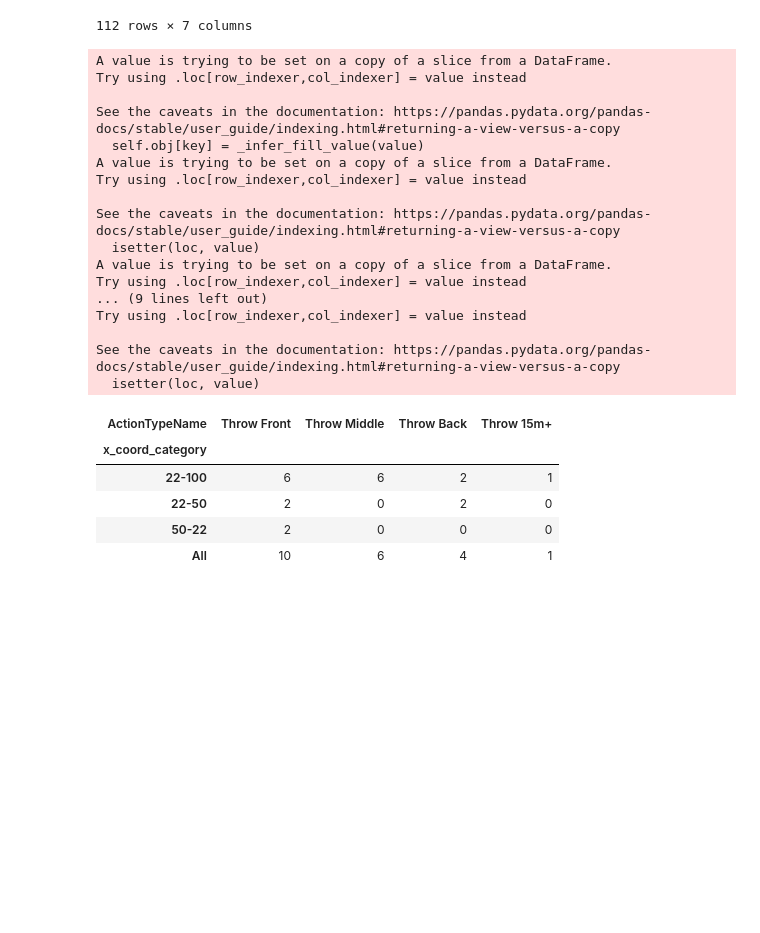
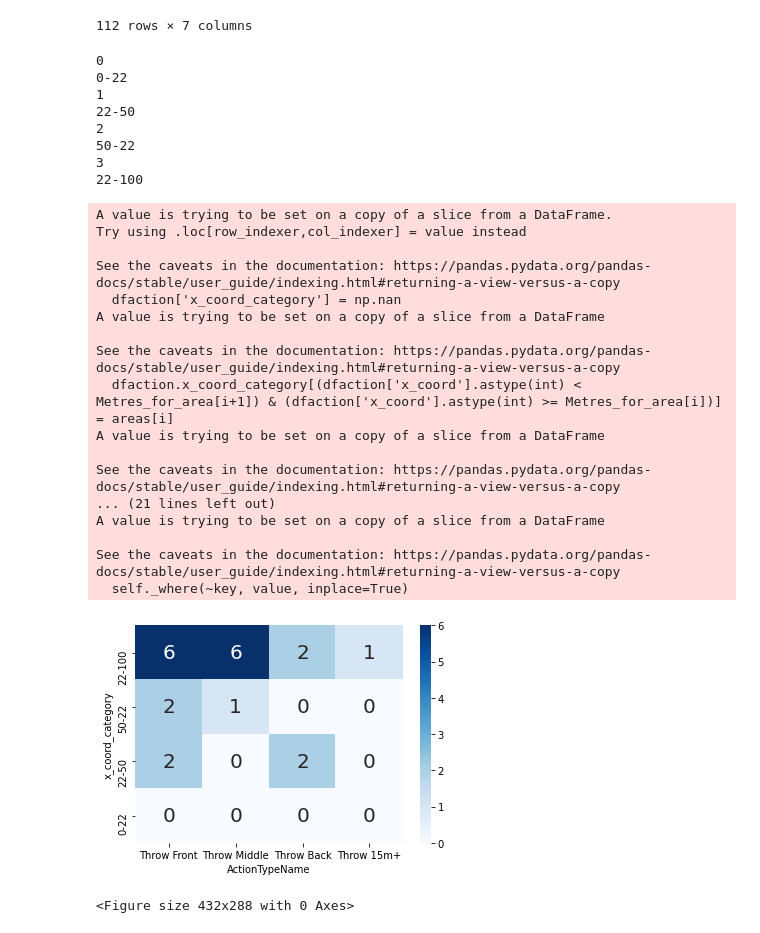
Before and after one commit to Kou-ISK/RugbyHub_Reader, a Jupyter notebook: Rugbyhub_Reader.ipynb, the cells around one changed output. Cells and saved outputs as stored; diff of their text form; code cells hidden in the pictures; blank space fills up the shorter version.

```diff
--- a/Rugbyhub_Reader.ipynb
+++ b/Rugbyhub_Reader.ipynb
@@ -147,46 +148,51 @@ dfaction[['playerName','actionName','ActionResultName','ActionTypeName','qualifi
 # %%
 #TODO エリアごとにラインアウトを整理する
 df = df.loc[(df['teamName'] == TEAMNAME)]
 
 dfaction = df.loc[df['actionName'] == 'Lineout Throw']
 
 areas = ['0-22','22-50','50-22','22-100']
 Metres_for_area = [0,22,50,73,100]
 
+dfaction['x_coord_category'] = np.nan
+
 for i in range(len(areas)):
-    dfaction2 = dfaction.loc[(dfaction['x_coord'] < Metres_for_area[i+1]) & (dfaction['x_coord'] > Metres_for_area[i]), 'x_coord_category'] = areas[i]
+    print(i)
+    print(areas[i])
+    dfaction.x_coord_category[(dfaction['x_coord'].astype(int) < Metres_for_area[i+1]) & (dfaction['x_coord'].astype(int) >= Metres_for_area[i])] = areas[i]
 
-a = pd.crosstab(dfaction['x_coord_category'],dfaction['ActionTypeName'],margins=True)
-a = a.reindex(columns=['Throw Front', 'Throw Middle', 'Throw Back', 'Throw 15m+'])
-a
+lineout_each_area = pd.crosstab(dfaction['x_coord_category'],dfaction['ActionTypeName'],margins=True).reindex(columns=['Throw Front', 'Throw Middle', 'Throw Back', 'Throw 15m+'],index=list(reversed(areas))).fillna(0)
+lineout_each_area
 
-#     b = b.reindex(columns=['Throw Front', 'Throw Middle', 'Throw Back', 'Throw 15m+'])
-
-#     plt.gcf().subplots_adjust(wspace=4)
-#     sns.heatmap(b,cmap='Blues', annot=True,annot_kws={'size':20})
-#     plt.show()
-#     plt.clf()
+plt.gcf().subplots_adjust(wspace=4)
+sns.heatmap(lineout_each_area,cmap='Blues', annot=True,annot_kws={'size':20})
+plt.show()
+plt.clf()
 # %% [output]
-A value is trying to be set on a copy of a slice from a DataFrame.
-Try using .loc[row_indexer,col_indexer] = value instead
-
-See the caveats in the documentation: https://pandas.pydata.org/pandas-docs/stable/user_guide/indexing.html#returning-a-view-versus-a-copy
-  self.obj[key] = _infer_fill_value(value)
-A value is trying to be set on a copy of a slice from a DataFrame.
-Try using .loc[row_indexer,col_indexer] = value instead
-
-See the caveats in the documentation: https://pandas.pydata.org/pandas-docs/stable/user_guide/indexing.html#returning-a-view-versus-a-copy
-  isetter(loc, value)
-A value is trying to be set on a copy of a slice from a DataFrame.
-Try using .loc[row_indexer,col_indexer] = value instead
-... (9 lines left out)
-Try using .loc[row_indexer,col_indexer] = value instead
-
-See the caveats in the documentation: https://pandas.pydata.org/pandas-docs/stable/user_guide/indexing.html#returning-a-view-versus-a-copy
-  isetter(loc, value)
+0
+0-22
+1
+22-50
+2
+50-22
+3
+22-100
-| ActionTypeName | Throw Front | Throw Middle | Throw Back | Throw 15m+ |
-| x_coord_category |  |  |  |  |
-| 22-100 | 6 | 6 | 2 | 1 |
-| 22-50 | 2 | 0 | 2 | 0 |
-| 50-22 | 2 | 0 | 0 | 0 |
-| All | 10 | 6 | 4 | 1 |
+A value is trying to be set on a copy of a slice from a DataFrame.
+Try using .loc[row_indexer,col_indexer] = value instead
+
+See the caveats in the documentation: https://pandas.pydata.org/pandas-docs/stable/user_guide/indexing.html#returning-a-view-versus-a-copy
+  dfaction['x_coord_category'] = np.nan
+A value is trying to be set on a copy of a slice from a DataFrame
+
+See the caveats in the documentation: https://pandas.pydata.org/pandas-docs/stable/user_guide/indexing.html#returning-a-view-versus-a-copy
+  dfaction.x_coord_category[(dfaction['x_coord'].astype(int) < Metres_for_area[i+1]) & (dfaction['x_coord'].astype(int) >= Metres_for_area[i])] = areas[i]
+A value is trying to be set on a copy of a slice from a DataFrame
+
+See the caveats in the documentation: https://pandas.pydata.org/pandas-docs/stable/user_guide/indexing.html#returning-a-view-versus-a-copy
+... (21 lines left out)
+A value is trying to be set on a copy of a slice from a DataFrame
+
+See the caveats in the documentation: https://pandas.pydata.org/pandas-docs/stable/user_guide/indexing.html#returning-a-view-versus-a-copy
+  self._where(~key, value, inplace=True)
+[figure, added]
+<Figure size 432x288 with 0 Axes>
```
Also changed, not shown: parts of 1 cell of this notebook.
